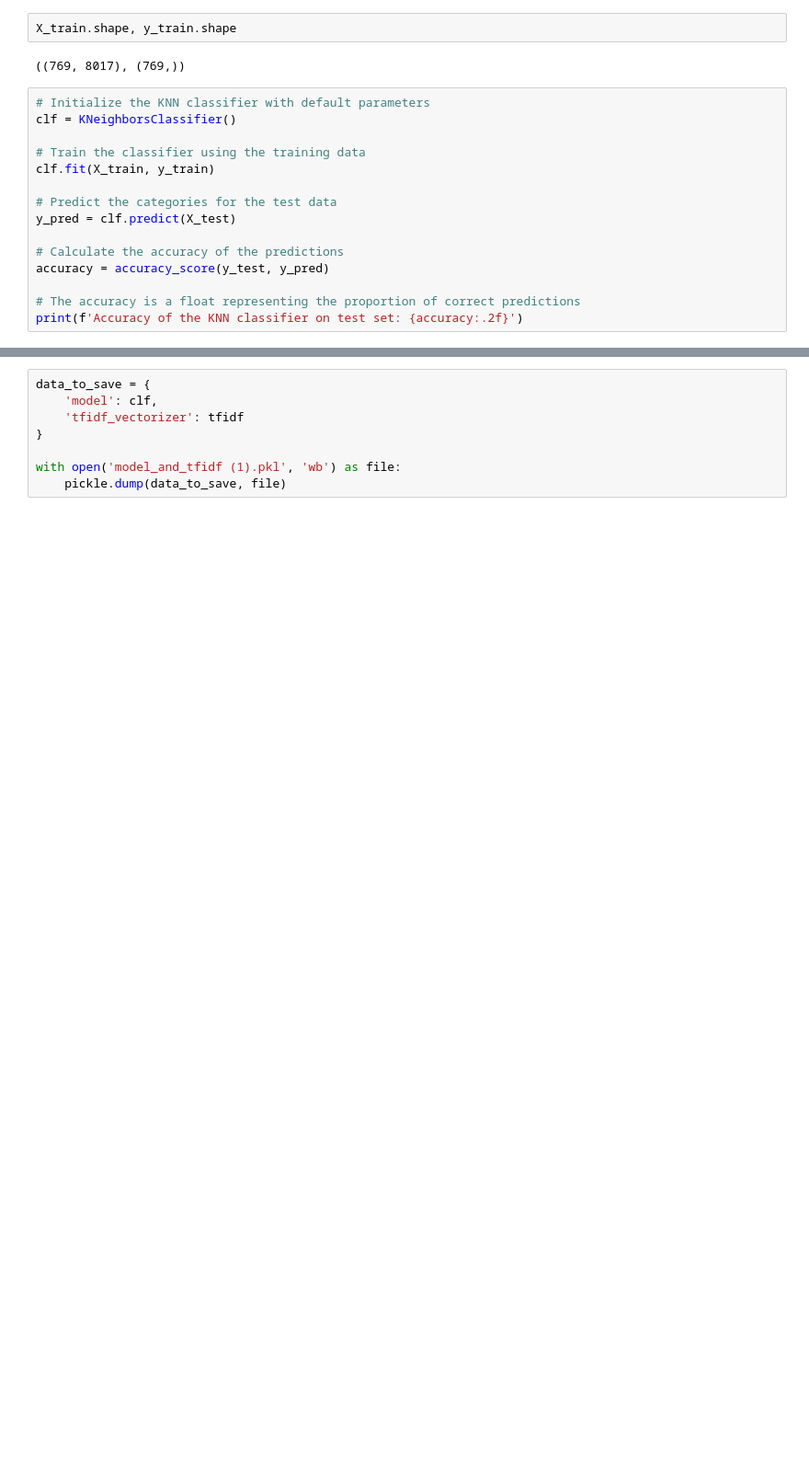
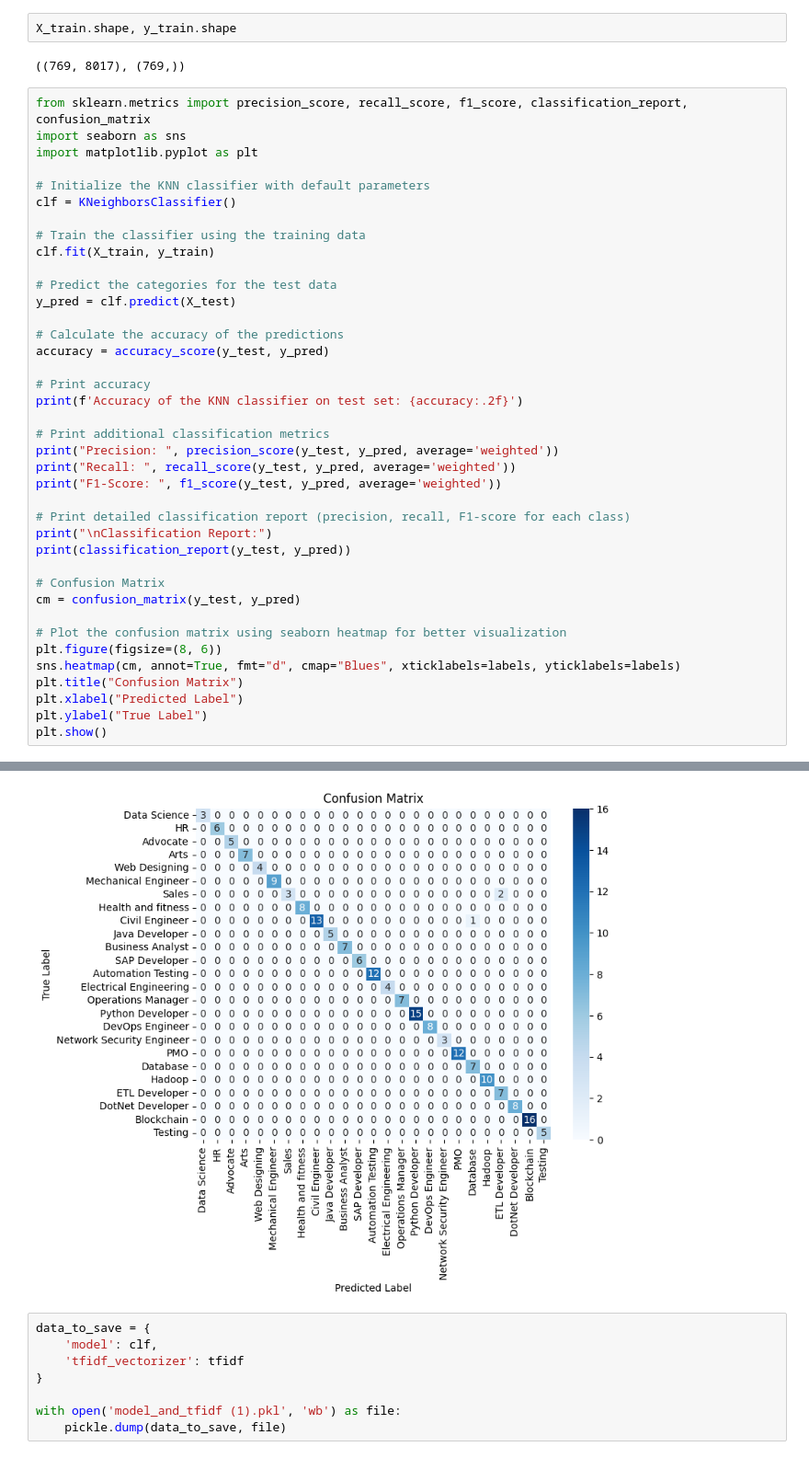
Before and after one commit to Ankush073/ResumeClassification, a Jupyter notebook: Resumeclf.ipynb, the cells around one changed output, grey strips where cells are left out. Shown at 92% size. Drawn from its saved outputs; the diff is of its cells as text; blank space fills up the shorter version.

```diff
--- a/Resumeclf.ipynb
+++ b/Resumeclf.ipynb
@@ -142,6 +163,10 @@ X_train.shape, y_train.shape
 # %% [output]
 ((769, 8017), (769,))
 # %%
+from sklearn.metrics import precision_score, recall_score, f1_score, classification_report, confusion_matrix
+import seaborn as sns
+import matplotlib.pyplot as plt
+
 # Initialize the KNN classifier with default parameters
 clf = KNeighborsClassifier()
 
@@ -154,7 +179,27 @@ y_pred = clf.predict(X_test)
 # Calculate the accuracy of the predictions
 accuracy = accuracy_score(y_test, y_pred)
 
-# The accuracy is a float representing the proportion of correct predictions
+# Print accuracy
 print(f'Accuracy of the KNN classifier on test set: {accuracy:.2f}')
+
+# Print additional classification metrics
+print("Precision: ", precision_score(y_test, y_pred, average='weighted'))
+print("Recall: ", recall_score(y_test, y_pred, average='weighted'))
+print("F1-Score: ", f1_score(y_test, y_pred, average='weighted'))
+
+# Print detailed classification report (precision, recall, F1-score for each class)
+print("\nClassification Report:")
+print(classification_report(y_test, y_pred))
+
+# Confusion Matrix
+cm = confusion_matrix(y_test, y_pred)
+
+# Plot the confusion matrix using seaborn heatmap for better visualization
+plt.figure(figsize=(8, 6))
+sns.heatmap(cm, annot=True, fmt="d", cmap="Blues", xticklabels=labels, yticklabels=labels)
+plt.title("Confusion Matrix")
+plt.xlabel("Predicted Label")
+plt.ylabel("True Label")
+plt.show()
 # %% [output]
 Accuracy of the KNN classifier on test set: 0.98
@@ -161,3 +222,4 @@ Accuracy of the KNN classifier on test set: 0.98
+[figure, added]
 # %%
 data_to_save = {
     'model': clf,
```
Also changed, not shown: parts of 9 cells of this notebook, 3 other files.
